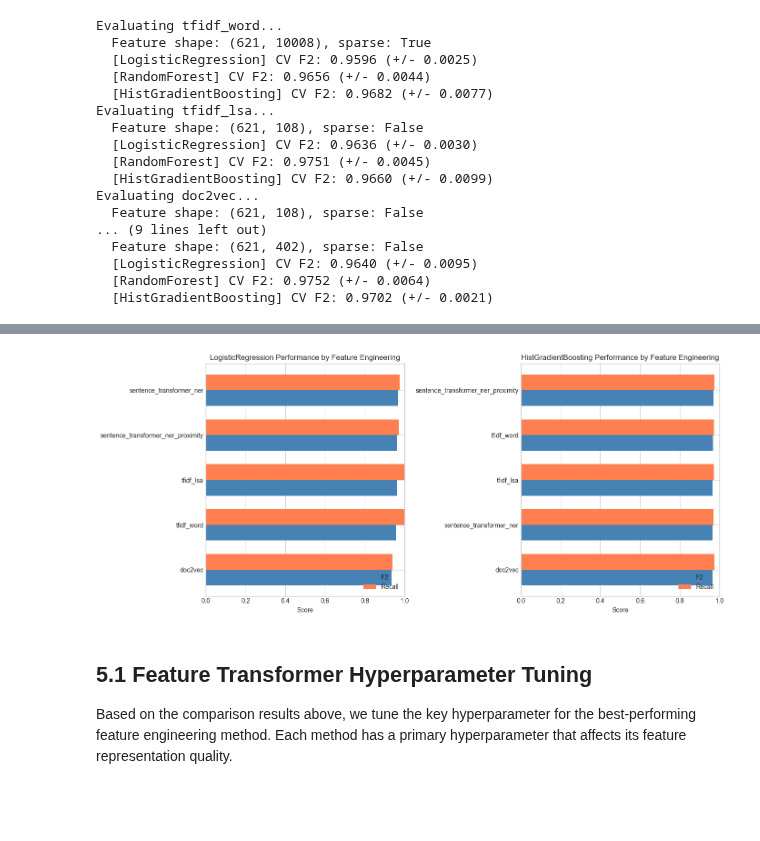
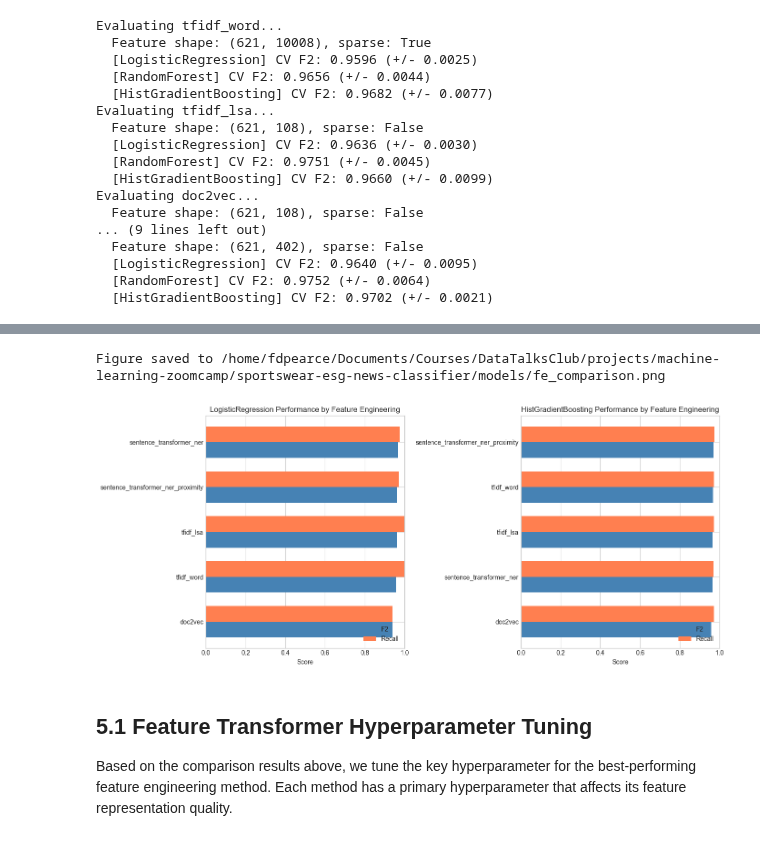
Before and after one commit to frederick-douglas-pearce/sportswear-esg-news-classifier, a Jupyter notebook: notebooks/fp1_EDA_FE.ipynb, the cells around one changed output, grey strips where cells are left out. Drawn from its saved outputs; the diff is of its cells as text; code cells hidden in the pictures; blank space fills up the shorter version.

```diff
--- a/notebooks/fp1_EDA_FE.ipynb
+++ b/notebooks/fp1_EDA_FE.ipynb
@@ -650,33 +656,12 @@ doc2vec                                    108  0.937016   0.002481
 Best combination: sentence_transformer_ner + RandomForest
   CV F2: 0.9767
   Features: 398
-# %%
-# Visualize comparison - show both classifiers side by side
-fig, axes = plt.subplots(1, 2, figsize=(14, 6))
-
-for idx, clf_name in enumerate(['LogisticRegression', 'HistGradientBoosting']):
-    ax = axes[idx]
-    clf_df = fe_df[fe_df['classifier'] == clf_name].set_index('name')
-    clf_df = clf_df.sort_values('cv_f2', ascending=True)
-
-    x = range(len(clf_df))
-    width = 0.35
-
-    ax.barh([i - width/2 for i in x], clf_df['cv_f2'], width, label='F2', color='steelblue')
-    ax.barh([i + width/2 for i in x], clf_df['cv_recall'], width, label='Recall', color='coral')
-
-    ax.set_yticks(list(x))
-    ax.set_yticklabels(clf_df.index)
-    ax.set_xlabel('Score')
-    ax.set_title(f'{clf_name} Performance by Feature Engineering')
-    ax.legend(loc='lower right')
-    ax.set_xlim(0, 1)
-
-plt.tight_layout()
-plt.savefig(MODELS_DIR / 'fe_comparison.png', dpi=150, bbox_inches='tight')
-plt.show()
-# %% [output]
-[figure, removed]
+# %%
+# Visualize comparison - show both classifiers side by side
+plot_fe_comparison(fe_df, save_path=MODELS_DIR / 'fe_comparison.png')
+# %% [output]
+Figure saved to /home/fdpearce/Documents/Courses/DataTalksClub/projects/machine-learning-zoomcamp/sportswear-esg-news-classifier/models/fe_comparison.png
+[figure, added]
 # %% [markdown]
 ## 5.1 Feature Transformer Hyperparameter Tuning
 
```
Also changed, not shown: parts of 6 cells of this notebook, 1 other file.
